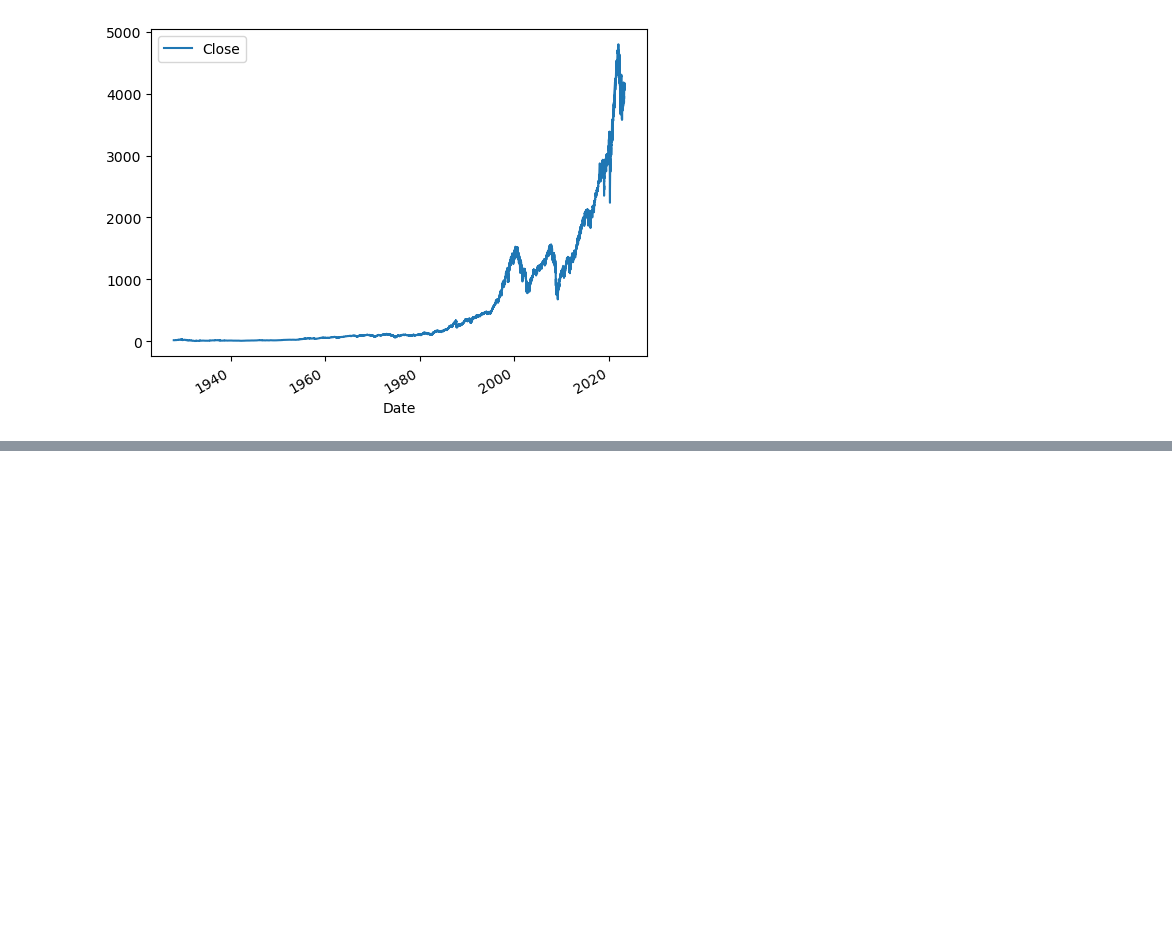
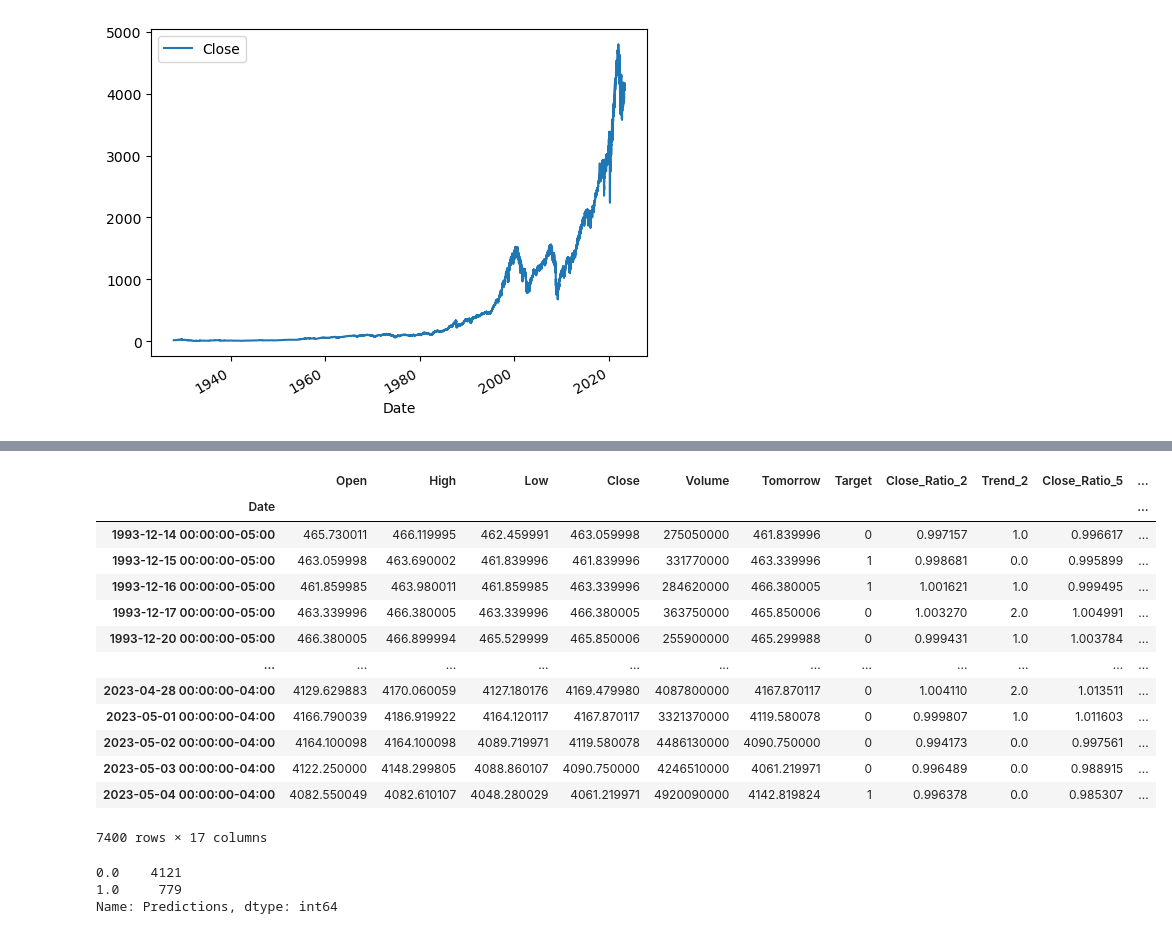
Before and after one commit to Billie-LS/Trading_ML_Algo_Experimentation, a Jupyter notebook: TradeBotProject_ML_B.ipynb, the cells around one changed output, grey strips where cells are left out. Drawn from its saved outputs; the diff is of its cells as text; code cells hidden in the pictures; blank space fills up the shorter version.

```diff
--- a/TradeBotProject_ML_B.ipynb
+++ b/TradeBotProject_ML_B.ipynb
@@ -352,0 +466,53 @@ for horizon in horizons:
+# %%
+# Define a list of horizons in days that will be used to calculate rolling averages of the S&P 500 stock index.
+# The list includes values of 2, 5, 60, 250, and 1000, which correspond to different periods of time: two days, one trading week (5 days),
+# three trading months (60 days), one trading year (250 days), and four trading years (1000 days).
+horizons = [2, 5, 60, 250, 1000]
+
+# Create an empty list to store the new predictor columns to be added to the dataset.
+new_predictors = []
+
+# Loop through each horizon value in the horizons list.
+for horizon in horizons:
+    # Calculate the rolling average of the S&P 500 stock index for the current horizon value.
+    rolling_averages = sp500.rolling(horizon).mean()
+
+    # Create a new column name for the ratio of the closing price to the rolling average for the current horizon value.
+    ratio_column = f'Close_Ratio_{horizon}'
+
+    # Calculate the ratio of the closing price to the rolling average for the current horizon value,
+    # and add it as a new column to the S&P 500 dataset.
+    sp500[ratio_column] = sp500['Close'] / rolling_averages['Close']
+
+    # Create a new column name for the trend over the current horizon value.
+    trend_column = f'Trend_{horizon}'
+
+    # Calculate the trend over the current horizon value by taking the sum of the 'Target' column over the previous horizon period
+    # and add it as a new column to the S&P 500 dataset.
+    # The shift(1) method shifts the data by 1 period so that the sum will be taken over the previous horizon period.
+    sp500[trend_column] = sp500.shift(1).rolling(horizon).sum()['Target']
+
+    # Add the new ratio and trend column names to the new_predictors list.
+    new_predictors += [ratio_column, trend_column]
+# %%
+# Drop any rows in the `sp500` DataFrame that contain missing values (i.e., NaN values)
+sp500 = sp500.dropna()
+
+# Visualize the modified `sp500` DataFrame that has had missing value rows removed.
+# This allows us to inspect the remaining data and ensure that it is complete and appropriate for analysis.
+sp500
+# %% [output]
+|  | Open | High | Low | Close | Volume | Tomorrow | Target | Close_Ratio_2 | Trend_2 | Close_Ratio_5 | ... |
+| Date |  |  |  |  |  |  |  |  |  |  | ... |
+| 1993-12-14 00:00:00-05:00 | 465.730011 | 466.119995 | 462.459991 | 463.059998 | 275050000 | 461.839996 | 0 | 0.997157 | 1.0 | 0.996617 | ... |
+| 1993-12-15 00:00:00-05:00 | 463.059998 | 463.690002 | 461.839996 | 461.839996 | 331770000 | 463.339996 | 1 | 0.998681 | 0.0 | 0.995899 | ... |
+| 1993-12-16 00:00:00-05:00 | 461.859985 | 463.980011 | 461.859985 | 463.339996 | 284620000 | 466.380005 | 1 | 1.001621 | 1.0 | 0.999495 | ... |
+| 1993-12-17 00:00:00-05:00 | 463.339996 | 466.380005 | 463.339996 | 466.380005 | 363750000 | 465.850006 | 0 | 1.003270 | 2.0 | 1.004991 | ... |
+| 1993-12-20 00:00:00-05:00 | 466.380005 | 466.899994 | 465.529999 | 465.850006 | 255900000 | 465.299988 | 0 | 0.999431 | 1.0 | 1.003784 | ... |
+| ... | ... | ... | ... | ... | ... | ... | ... | ... | ... | ... | ... |
+| 2023-04-28 00:00:00-04:00 | 4129.629883 | 4170.060059 | 4127.180176 | 4169.479980 | 4087800000 | 4167.870117 | 0 | 1.004110 | 2.0 | 1.013511 | ... |
+| 2023-05-01 00:00:00-04:00 | 4166.790039 | 4186.919922 | 4164.120117 | 4167.870117 | 3321370000 | 4119.580078 | 0 | 0.999807 | 1.0 | 1.011603 | ... |
+| 2023-05-02 00:00:00-04:00 | 4164.100098 | 4164.100098 | 4089.719971 | 4119.580078 | 4486130000 | 4090.750000 | 0 | 0.994173 | 0.0 | 0.997561 | ... |
+| 2023-05-03 00:00:00-04:00 | 4122.250000 | 4148.299805 | 4088.860107 | 4090.750000 | 4246510000 | 4061.219971 | 0 | 0.996489 | 0.0 | 0.988915 | ... |
+| 2023-05-04 00:00:00-04:00 | 4082.550049 | 4082.610107 | 4048.280029 | 4061.219971 | 4920090000 | 4142.819824 | 1 | 0.996378 | 0.0 | 0.985307 | ... |
+7400 rows × 17 columns
@@ -352,0 +572,6 @@ for horizon in horizons:
+# %%
+predictions['Predictions'].value_counts()
+# %% [output]
+0.0    4121
+1.0     779
+Name: Predictions, dtype: int64
```
Also changed, not shown: parts of 43 cells of this notebook.
